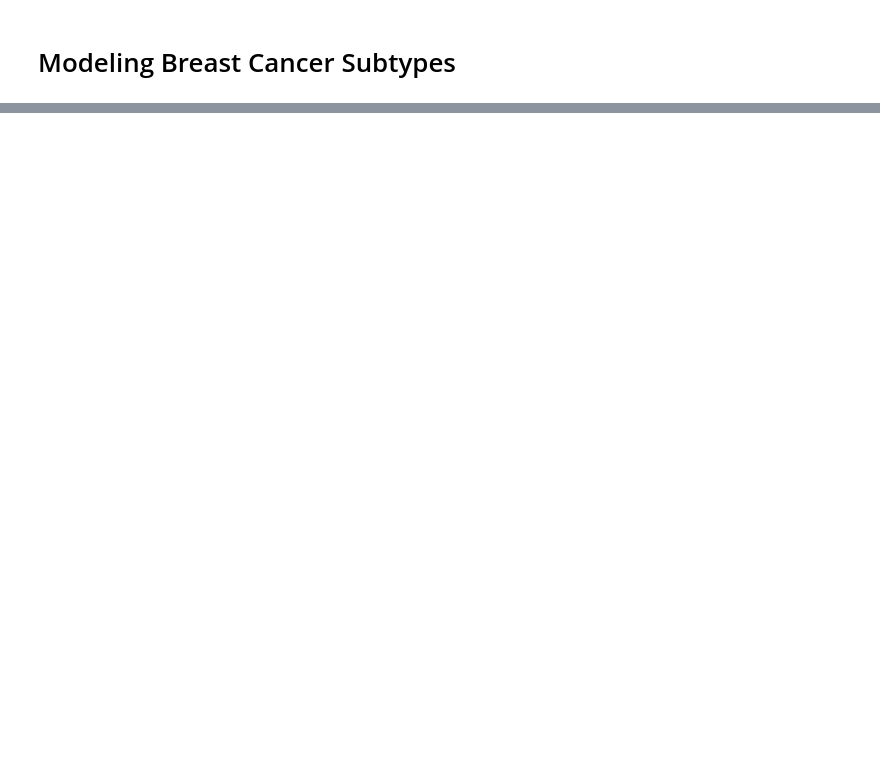
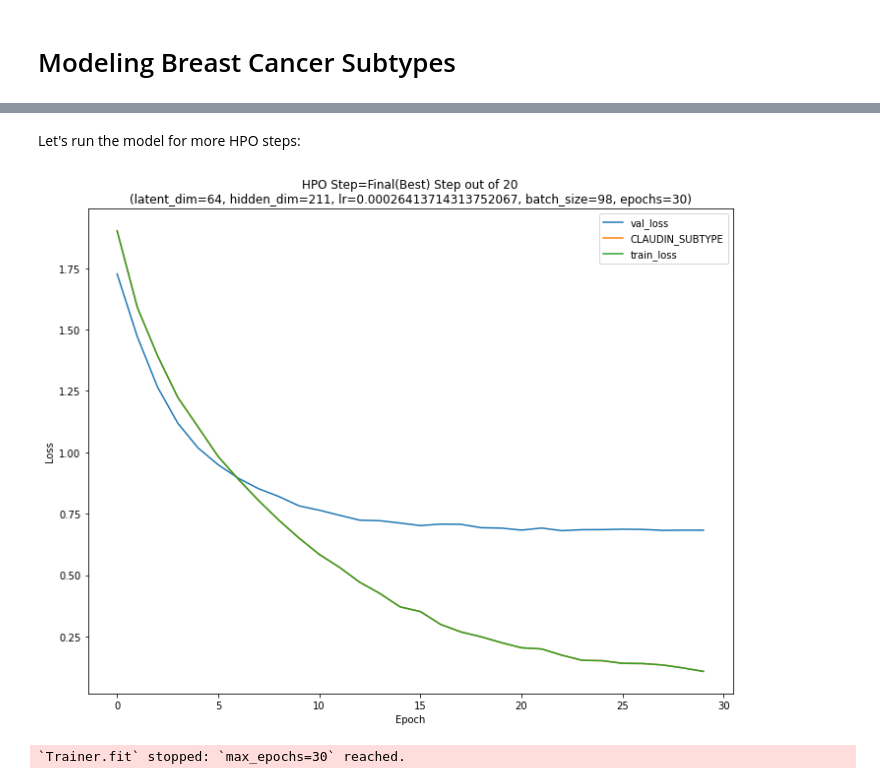
Before and after one commit to BIMSBbioinfo/flexynesis, a Jupyter notebook: examples/tutorials/brca_subtypes.ipynb, the cells around one changed output, grey strips where cells are left out. Saved outputs shown, nothing was run; the diff lists cells and outputs as text; code cells hidden in the pictures; blank space fills up the shorter version.

```diff
--- a/examples/tutorials/brca_subtypes.ipynb
+++ b/examples/tutorials/brca_subtypes.ipynb
@@ -41,0 +308,13 @@ model
+# %% [markdown]
+Let's run the model for more HPO steps:
+# %%
+tuner = flexynesis.HyperparameterTuning(dataset = train_dataset,
+                                        model_class = flexynesis.DirectPred,
+                                        target_variables = "CLAUDIN_SUBTYPE",
+                                        config_name = "DirectPred",
+                                        n_iter=20, plot_losses=True,
+                                        config_path='./conf.yaml')
+model, best_params = tuner.perform_tuning()
+# %% [output]
+[figure, added]
+`Trainer.fit` stopped: `max_epochs=30` reached.
```
Also changed, not shown: parts of 67 cells of this notebook.
